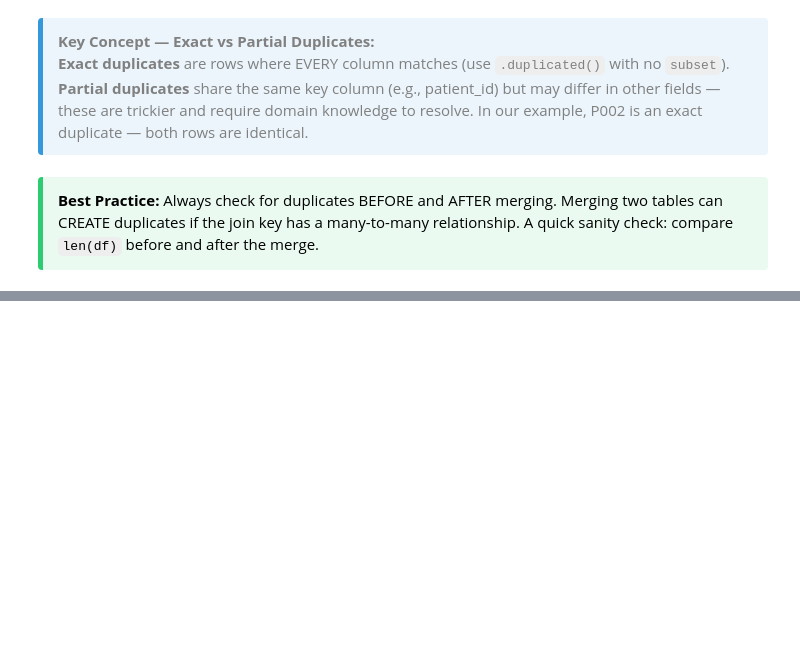
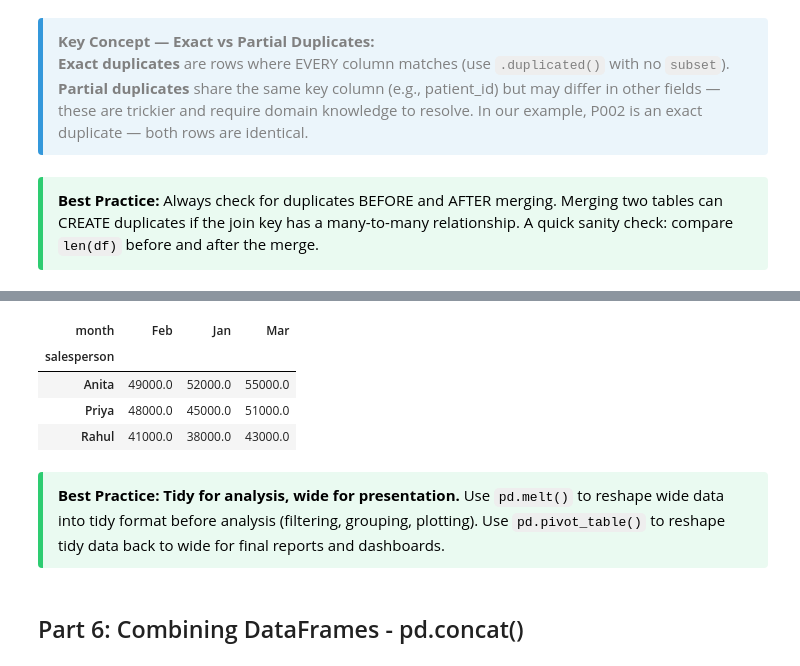
Before and after one commit to Alok-Senapati/Collab-Notebooks, a Jupyter notebook: pandas/Data Wrangling.ipynb, the cells around one changed output, grey strips where cells are left out. Cells and saved outputs as stored; diff of their text form; code cells hidden in the pictures; blank space fills up the shorter version.

```diff
--- a/pandas/Data Wrangling.ipynb
+++ b/pandas/Data Wrangling.ipynb
@@ -698,0 +775,14 @@ Removed 1 duplicate(s)
+# %%
+sales_back_to_wide
+# %% [output]
+| month | Feb | Jan | Mar |
+| salesperson |  |  |  |
+| Anita | 49000.0 | 52000.0 | 55000.0 |
+| Priya | 48000.0 | 45000.0 | 51000.0 |
+| Rahul | 41000.0 | 38000.0 | 43000.0 |
+# %% [markdown]
+<div style="background: #EAFAF1; color: black; border-left: 5px solid #2ECC71; padding: 12px 15px; margin: 10px 0; border-radius: 4px;">
+    <strong>Best Practice:</strong> <strong>Tidy for analysis, wide for presentation.</strong> Use <code>pd.melt()</code> to reshape wide data into tidy format before analysis (filtering, grouping, plotting). Use <code>pd.pivot_table()</code> to reshape tidy data back to wide for final reports and dashboards.
+</div>
+# %% [markdown]
+## Part 6: Combining DataFrames - pd.concat()
```
Also changed, not shown: parts of 9 cells of this notebook.
